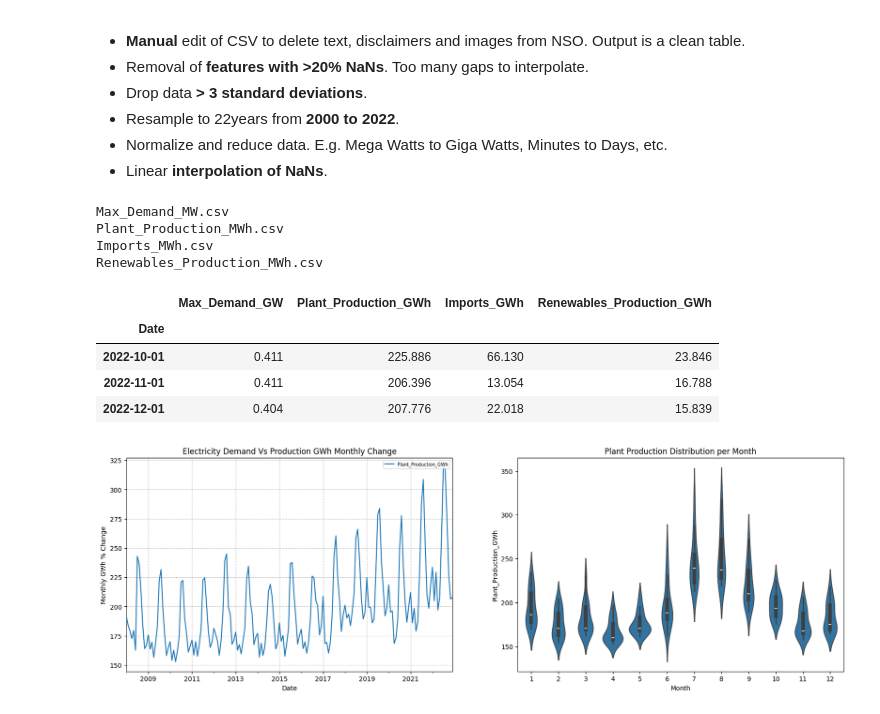
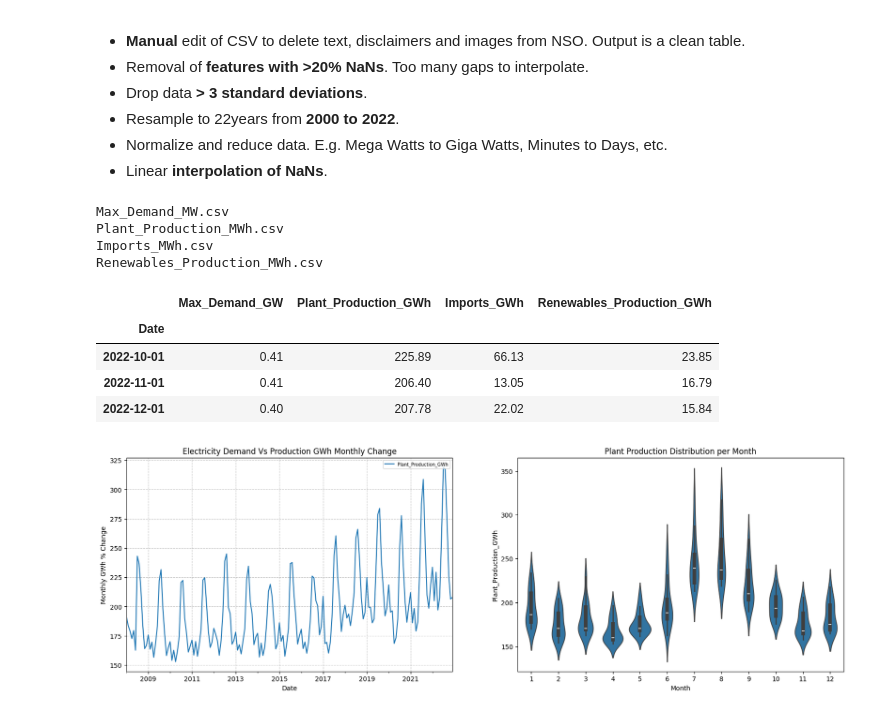
Before and after one commit to ATECO-malta/applied_ml_assignment, a Jupyter notebook: data_analysis.ipynb, the cells around one changed output. Drawn from its saved outputs; the diff is of its cells as text; code cells hidden in the pictures.

```diff
--- a/data_analysis.ipynb
+++ b/data_analysis.ipynb
@@ -96,39 +96,39 @@ for filename in ELECTRIC_MW_DS:
     melted_df[value_col] = melted_df[value_col].apply(
         # Clean - Values from string to scalar. Drop non-numeric characters (e.g. ,)
         lambda x: float(re.sub("[^0-9.]", "", str(x))) / MEGA_TO_GIGA
         if isinstance(x, (str))
         else x / MEGA_TO_GIGA
     )
 
     # set the index of Year-month, this will be for all timeseries
     melted_df["Date"] = pd.to_datetime(
         melted_df["Month"] + " " + melted_df["Year"], format="%B %Y"
     )
     melted_df.set_index("Date", inplace=True, drop=True)
     melted_df[value_col] = melted_df[value_col].resample("MS").mean()
+    melted_df[value_col] = round(melted_df[value_col], 2)  # drop long floating points
     melted_df = melted_df[
         (melted_df.index >= START_DATE) & (melted_df.index <= END_DATE)
     ]
 
-    result_df = melted_df[[value_col]]
-
+    result_df = melted_df[value_col]
     if all_data_df is None:
         all_data_df = result_df
     else:
         all_data_df = pd.concat([all_data_df, result_df], axis=1, ignore_index=False)
-
+        all_data_df = all_data_df.interpolate().fillna(0)
 
 all_data_df.tail(3)
 # %% [output]
 Max_Demand_MW.csv
 Plant_Production_MWh.csv
 Imports_MWh.csv
 Renewables_Production_MWh.csv
 |  | Max_Demand_GW | Plant_Production_GWh | Imports_GWh | Renewables_Production_GWh |
 | Date |  |  |  |  |
-| 2022-10-01 | 0.411 | 225.886 | 66.130 | 23.846 |
-| 2022-11-01 | 0.411 | 206.396 | 13.054 | 16.788 |
-| 2022-12-01 | 0.404 | 207.776 | 22.018 | 15.839 |
+| 2022-10-01 | 0.41 | 225.89 | 66.13 | 23.85 |
+| 2022-11-01 | 0.41 | 206.40 | 13.05 | 16.79 |
+| 2022-12-01 | 0.40 | 207.78 | 22.02 | 15.84 |
 # %%
 import seaborn as sns
 import matplotlib.pyplot as plt
```
Also changed, not shown: parts of 5 cells of this notebook, 3 other files.
